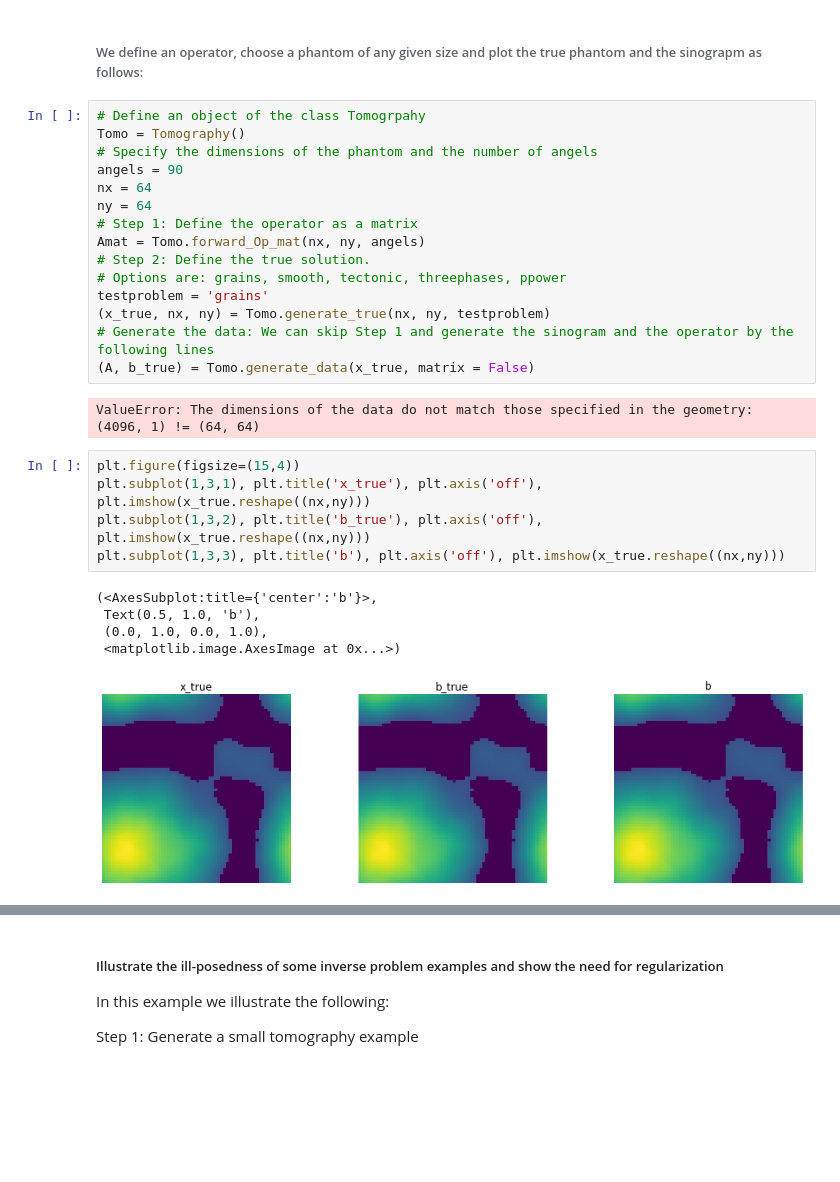
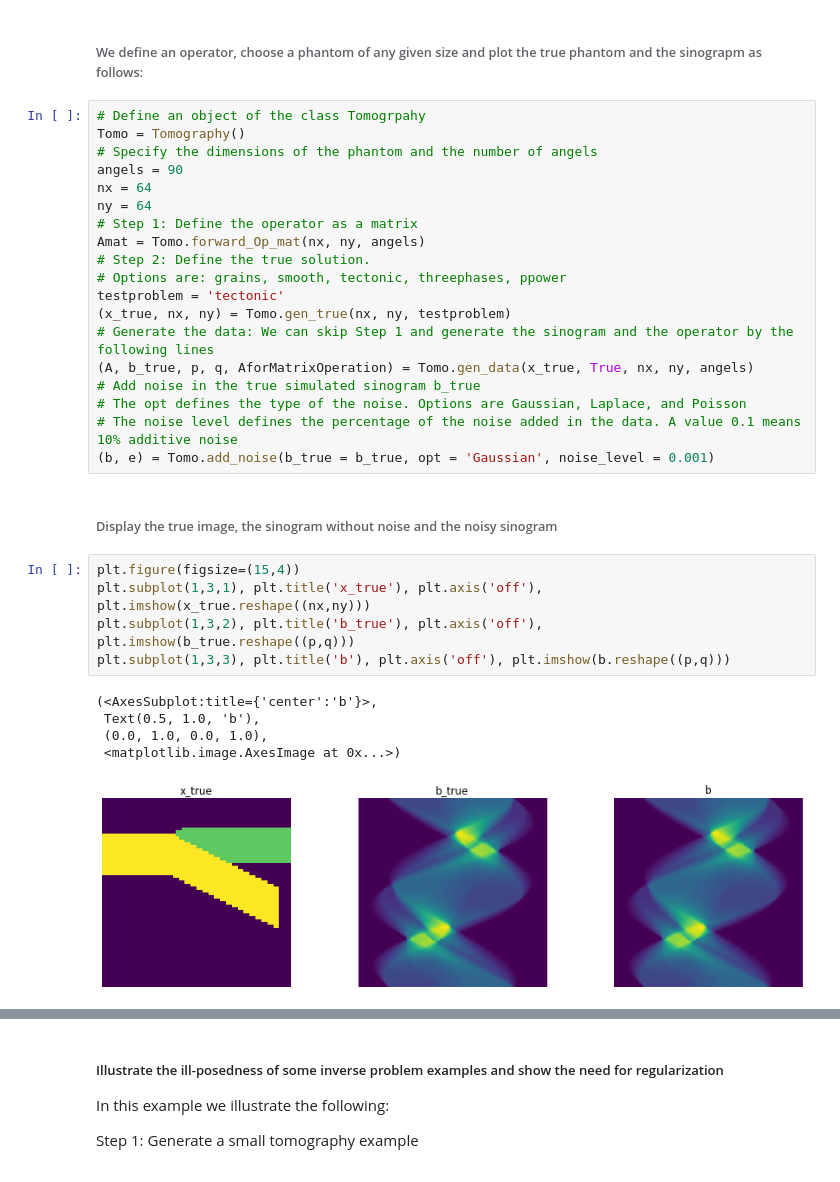
Before and after one commit to mpasha3/trips-py, a Jupyter notebook: demos/demo_ill-posedness_Tomo.ipynb, the cells around one changed output, grey strips where cells are left out. Saved outputs shown, nothing was run; the diff lists cells and outputs as text; blank space fills up the shorter version.

Commit message:
added demo demo_ill-posedness_Tomo.ipynb and finished the part when the operator is given as a matrix explicitly.

```diff
--- a/demos/demo_ill-posedness_Tomo.ipynb
+++ b/demos/demo_ill-posedness_Tomo.ipynb
@@ -56,20 +58,24 @@ ny = 64
 Amat = Tomo.forward_Op_mat(nx, ny, angels)
 # Step 2: Define the true solution.
 # Options are: grains, smooth, tectonic, threephases, ppower
-testproblem = 'grains'
-(x_true, nx, ny) = Tomo.generate_true(nx, ny, testproblem)
+testproblem = 'tectonic'
+(x_true, nx, ny) = Tomo.gen_true(nx, ny, testproblem)
 # Generate the data: We can skip Step 1 and generate the sinogram and the operator by the following lines
-(A, b_true) = Tomo.generate_data(x_true, matrix = False)
+(A, b_true, p, q, AforMatrixOperation) = Tomo.gen_data(x_true, True, nx, ny, angels)
+# Add noise in the true simulated sinogram b_true
+# The opt defines the type of the noise. Options are Gaussian, Laplace, and Poisson
+# The noise level defines the percentage of the noise added in the data. A value 0.1 means 10% additive noise
+(b, e) = Tomo.add_noise(b_true = b_true, opt = 'Gaussian', noise_level = 0.001)
-# %% [output]
-ValueError: The dimensions of the data do not match those specified in the geometry: (4096, 1) != (64, 64)
+# %% [markdown]
+###### Display the true image, the sinogram without noise and the noisy sinogram
 # %%
 plt.figure(figsize=(15,4))
 plt.subplot(1,3,1), plt.title('x_true'), plt.axis('off'), plt.imshow(x_true.reshape((nx,ny)))
-plt.subplot(1,3,2), plt.title('b_true'), plt.axis('off'), plt.imshow(x_true.reshape((nx,ny)))
-plt.subplot(1,3,3), plt.title('b'), plt.axis('off'), plt.imshow(x_true.reshape((nx,ny)))
+plt.subplot(1,3,2), plt.title('b_true'), plt.axis('off'), plt.imshow(b_true.reshape((p,q)))
+plt.subplot(1,3,3), plt.title('b'), plt.axis('off'), plt.imshow(b.reshape((p,q)))
 # %% [output]
 (<AxesSubplot:title={'center':'b'}>,
  Text(0.5, 1.0, 'b'),
  (0.0, 1.0, 0.0, 1.0),
  <matplotlib.image.AxesImage at 0x...>)
-[figure, old version]
+[figure, new version]
```
Also changed, not shown: parts of 11 cells of this notebook.
